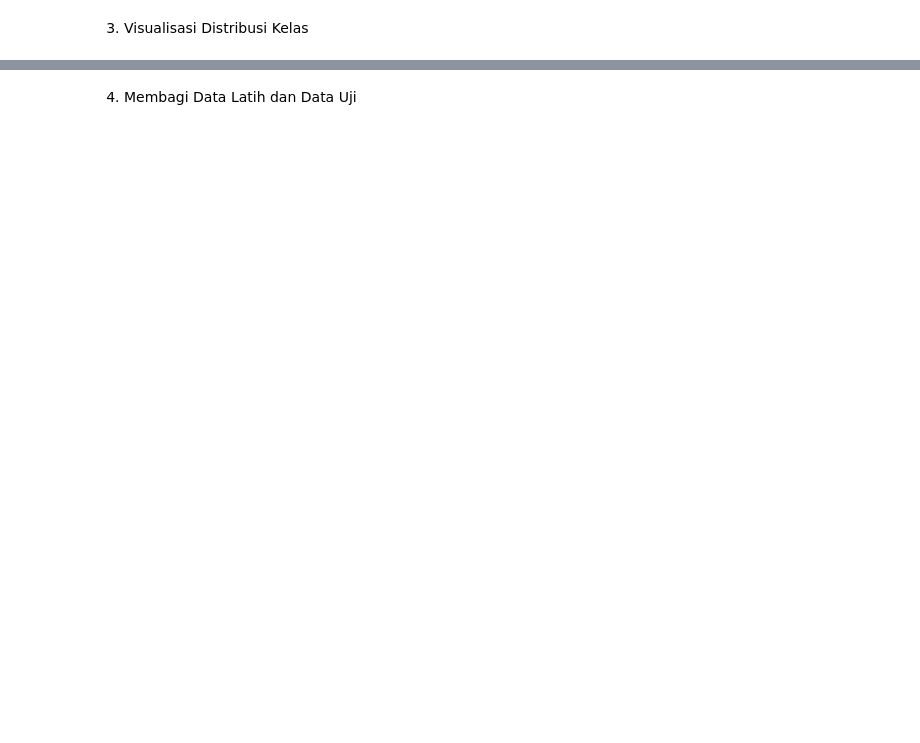
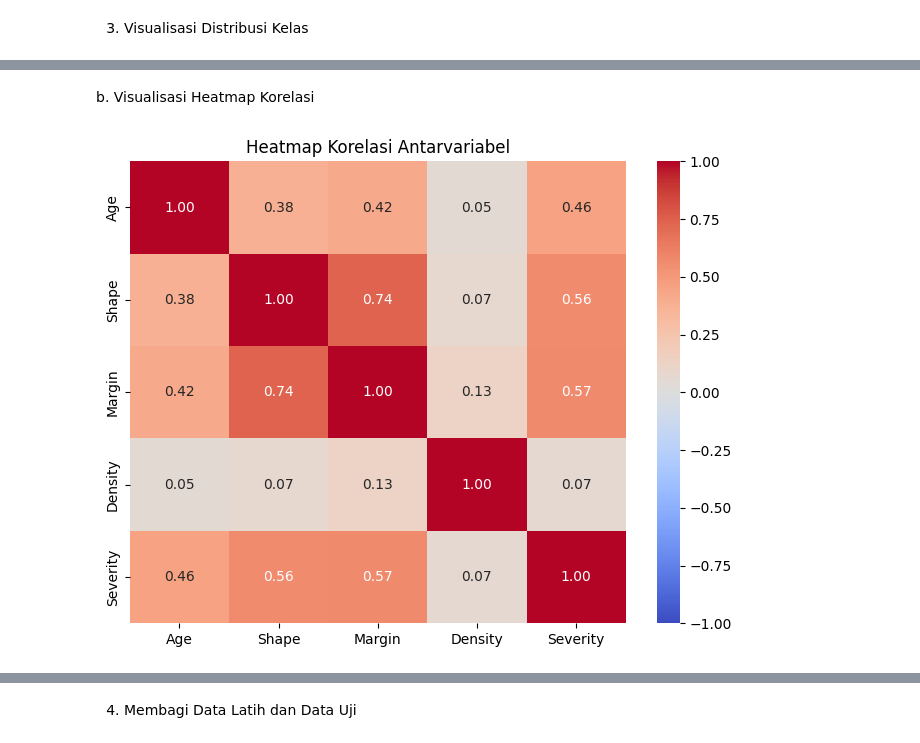
Before and after one commit to azkauliahrs/PSD-kelompok-B, a Jupyter notebook: Notebook/Project_PSD_kel_B.ipynb, the cells around one changed output, grey strips where cells are left out. Saved outputs shown, nothing was run; the diff lists cells and outputs as text; code cells hidden in the pictures; blank space fills up the shorter version.

```diff
--- a/Notebook/Project_PSD_kel_B.ipynb
+++ b/Notebook/Project_PSD_kel_B.ipynb
@@ -95,0 +109,18 @@ plt.show()
+# %% [markdown]
+b. Visualisasi Heatmap Korelasi
+# %%
+plt.figure(figsize=(8, 6))
+
+sns.heatmap(
+    df.corr(),
+    annot=True,
+    fmt=".2f",
+    cmap="coolwarm",
+    vmin=-1,
+    vmax=1
+)
+
+plt.title("Heatmap Korelasi Antarvariabel")
+plt.show()
+# %% [output]
+[figure, added]
```
Also changed, not shown: parts of 31 cells of this notebook.
